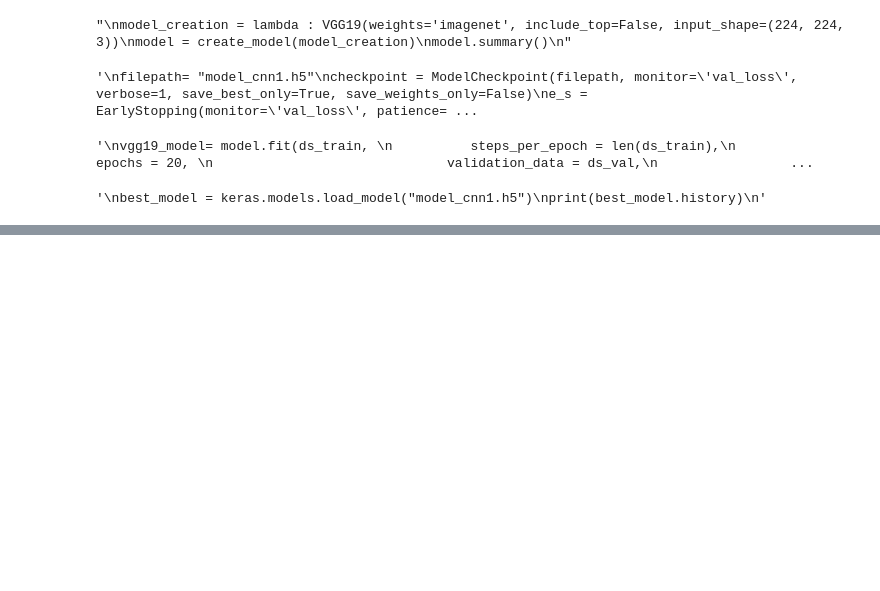
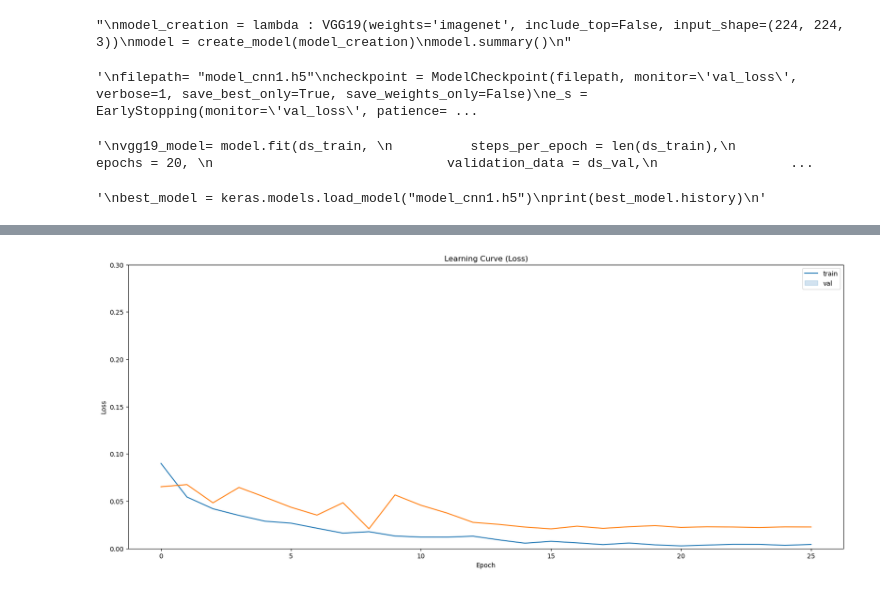
Before and after one commit to untildawn98/pneumonia_classifier, a Jupyter notebook: ENEL_645_project.ipynb, the cells around one changed output, grey strips where cells are left out. Saved outputs shown, nothing was run; the diff lists cells and outputs as text; code cells hidden in the pictures; blank space fills up the shorter version.

```diff
--- a/ENEL_645_project.ipynb
+++ b/ENEL_645_project.ipynb
@@ -499,0 +702,10 @@ Accuracy = 78.21% | Precision = 74.24% | Recall = 99.74% | Specificity = 42.31%
+# %%
+checkpoint_path = "model_checkpoint2.h5"
+checkpoint_callback = ModelCheckpoint(filepath=checkpoint_path,
+                                      save_weights_only=True,
+                                      monitor='val_loss',
+                                      save_best_only=True)
+# %%
+model_pretrained.compile(loss='binary_crossentropy'
+              , optimizer = keras.optimizers.Adam(learning_rate=2e-6), metrics='binary_accuracy')
+print(model_pretrained.summary())
@@ -499,0 +730,8 @@ Accuracy = 78.21% | Precision = 74.24% | Recall = 99.74% | Specificity = 42.31%
+# %%
+history = model_pretrained.fit(ds_train,
+          batch_size = BATCH, epochs = 30,
+          validation_data=ds_val,
+          callbacks=[early_stopping, plateau,checkpoint_callback],
+          steps_per_epoch=(len(train_df)/BATCH),
+          validation_steps=(len(val_df)/BATCH),
+          class_weight=class_weights);
@@ -499,0 +753,12 @@ Accuracy = 78.21% | Precision = 74.24% | Recall = 99.74% | Specificity = 42.31%
+# %%
+fig, ax = plt.subplots(figsize=(20,8))
+sns.lineplot(x = history.epoch, y = history.history['loss'])
+sns.lineplot(x = history.epoch, y = history.history['val_loss'])
+ax.set_title('Learning Curve (Loss)')
+ax.set_ylabel('Loss')
+ax.set_xlabel('Epoch')
+ax.set_ylim(0, 0.3)
+ax.legend(['train', 'val'], loc='best')
+plt.show()
+# %% [output]
+[figure, added]
```
Also changed, not shown: parts of 39 cells of this notebook, 2 other files.
